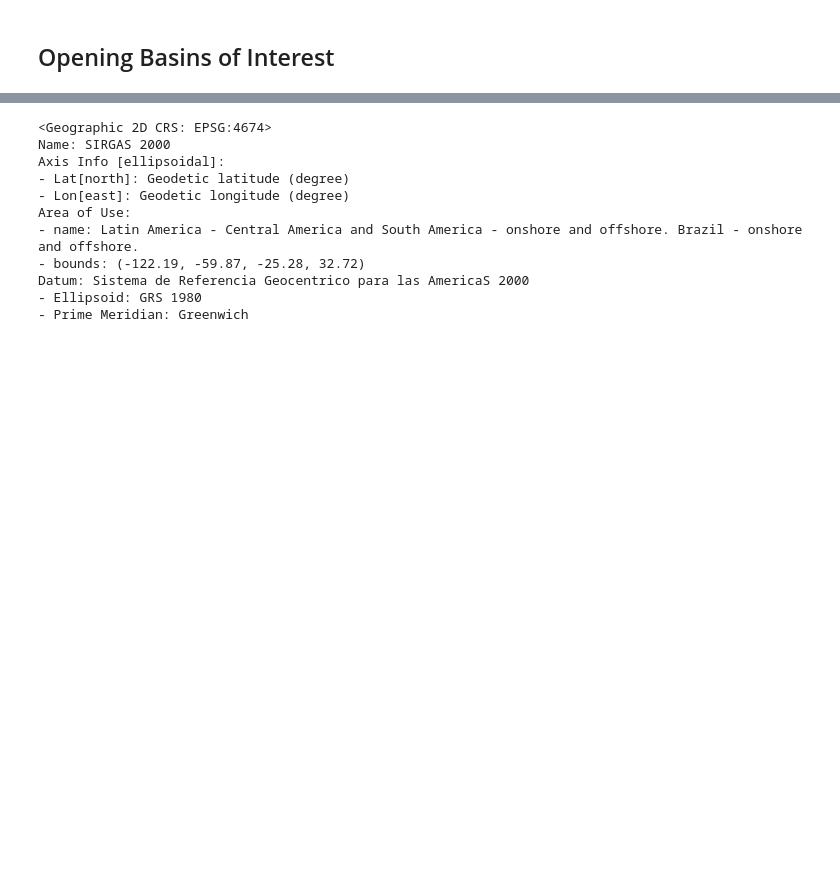
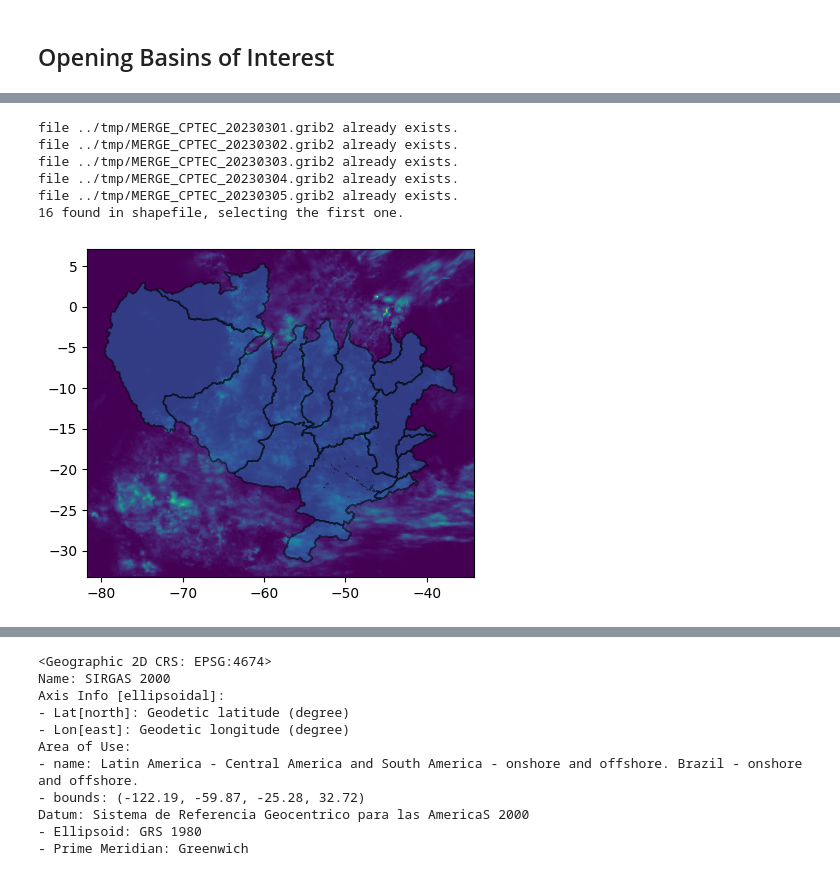
Before and after one commit to cordmaur/INPERainDownloader, a Jupyter notebook: nbs/02-ReportGenerator.ipynb, the cells around one changed output, grey strips where cells are left out. Cells and saved outputs as stored; diff of their text form; code cells hidden in the pictures; blank space fills up the shorter version.

```diff
--- a/nbs/02-ReportGenerator.ipynb
+++ b/nbs/02-ReportGenerator.ipynb
@@ -47,3 +44,5 @@ Data variables:
 # %%
 shapes = Path('/Users/cordmaur/Library/CloudStorage/OneDrive-AgênciaNacionaldeÁguas/Trabalho/SOE/COVEC/Bases/bacias de interesse SOE')
 assert shapes.exists()
+# %%
+basins = {file.stem.split('_')[-1]: file for file in shapes.iterdir() if file.suffix == '.shp'}
@@ -49,0 +69,10 @@ assert shapes.exists()
+# %%
+reporter.rain_in_shape('20230301', '20230305', basins['ANA'])
+# %% [output]
+file ../tmp/MERGE_CPTEC_20230301.grib2 already exists.
+file ../tmp/MERGE_CPTEC_20230302.grib2 already exists.
+file ../tmp/MERGE_CPTEC_20230303.grib2 already exists.
+file ../tmp/MERGE_CPTEC_20230304.grib2 already exists.
+file ../tmp/MERGE_CPTEC_20230305.grib2 already exists.
+16 found in shapefile, selecting the first one.
+[figure, added]
```
Also changed, not shown: parts of 18 cells of this notebook, 3 other files.
